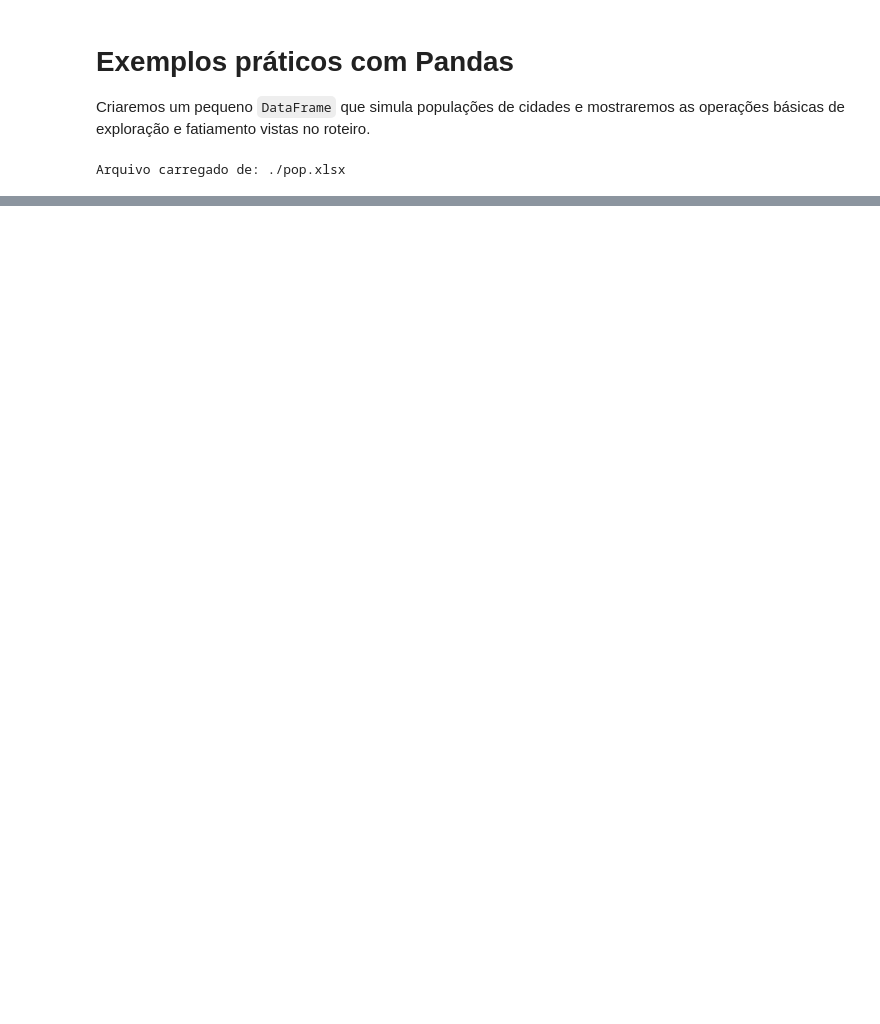
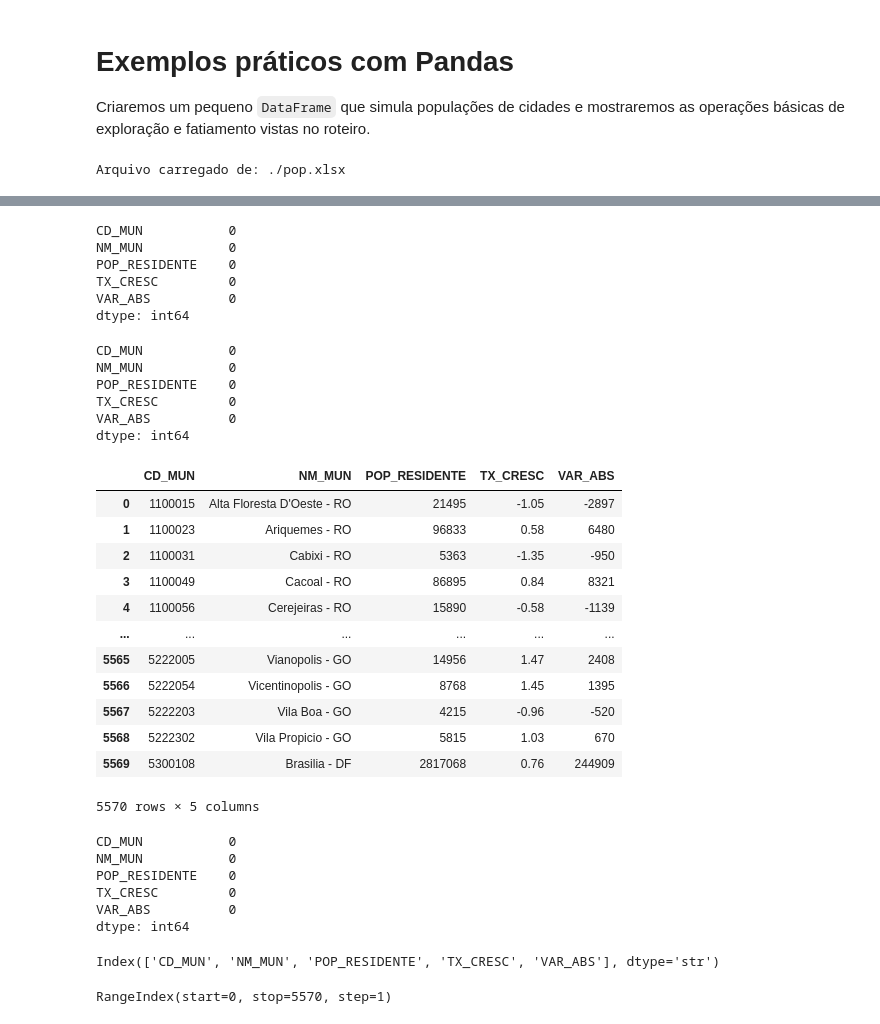
Before and after one commit to Tiago745/curso-de-python-2026, a Jupyter notebook: Roteiros/Aula 5/Aula 5 - acompanhamento -Curso 2026.ipynb, the cells around one changed output, grey strips where cells are left out. Drawn from its saved outputs; the diff is of its cells as text; code cells hidden in the pictures; blank space fills up the shorter version.

```diff
--- a/Roteiros/Aula 5/Aula 5 - acompanhamento -Curso 2026.ipynb
+++ b/Roteiros/Aula 5/Aula 5 - acompanhamento -Curso 2026.ipynb
@@ -192,0 +287,59 @@ path_excel = r"Roteiros/Aula 5/pop.xlsx"
+# %%
+# Conferindo a quantidade de valores nulos no DataFrame a partir do '.isnull().sum()'
+# df_pop.isnull()
+df_pop.isnull().sum()
+# %% [output]
+CD_MUN           0
+NM_MUN           0
+POP_RESIDENTE    0
+TX_CRESC         0
+VAR_ABS          0
+dtype: int64
+# %%
+# Conferindo a quantidade de valores ausentes no DataFrame a partir do '.isna().sum()'
+# df_pop.isna()
+df_pop.isna().sum()
+# %% [output]
+CD_MUN           0
+NM_MUN           0
+POP_RESIDENTE    0
+TX_CRESC         0
+VAR_ABS          0
+dtype: int64
+# %%
+# Removendo valores nulos
+df_pop.dropna()
+# %% [output]
+|  | CD_MUN | NM_MUN | POP_RESIDENTE | TX_CRESC | VAR_ABS |
+| 0 | 1100015 | Alta Floresta D'Oeste - RO | 21495 | -1.05 | -2897 |
+| 1 | 1100023 | Ariquemes - RO | 96833 | 0.58 | 6480 |
+| 2 | 1100031 | Cabixi - RO | 5363 | -1.35 | -950 |
+| 3 | 1100049 | Cacoal - RO | 86895 | 0.84 | 8321 |
+| 4 | 1100056 | Cerejeiras - RO | 15890 | -0.58 | -1139 |
+| ... | ... | ... | ... | ... | ... |
+| 5565 | 5222005 | Vianopolis - GO | 14956 | 1.47 | 2408 |
+| 5566 | 5222054 | Vicentinopolis - GO | 8768 | 1.45 | 1395 |
+| 5567 | 5222203 | Vila Boa - GO | 4215 | -0.96 | -520 |
+| 5568 | 5222302 | Vila Propicio - GO | 5815 | 1.03 | 670 |
+| 5569 | 5300108 | Brasilia - DF | 2817068 | 0.76 | 244909 |
+5570 rows × 5 columns
+# %%
+# Preenchendo valores nulos
+df_pop.fillna(0).isna().sum()
+# %% [output]
+CD_MUN           0
+NM_MUN           0
+POP_RESIDENTE    0
+TX_CRESC         0
+VAR_ABS          0
+dtype: int64
+# %%
+# Acessando as colunas de um DataFrame
+df_pop.columns
+# %% [output]
+Index(['CD_MUN', 'NM_MUN', 'POP_RESIDENTE', 'TX_CRESC', 'VAR_ABS'], dtype='str')
+# %%
+# Acessando o índice de um DataFrame
+df_pop.index
+# %% [output]
+RangeIndex(start=0, stop=5570, step=1)
```
Also changed, not shown: parts of 32 cells of this notebook, 1 other file.
